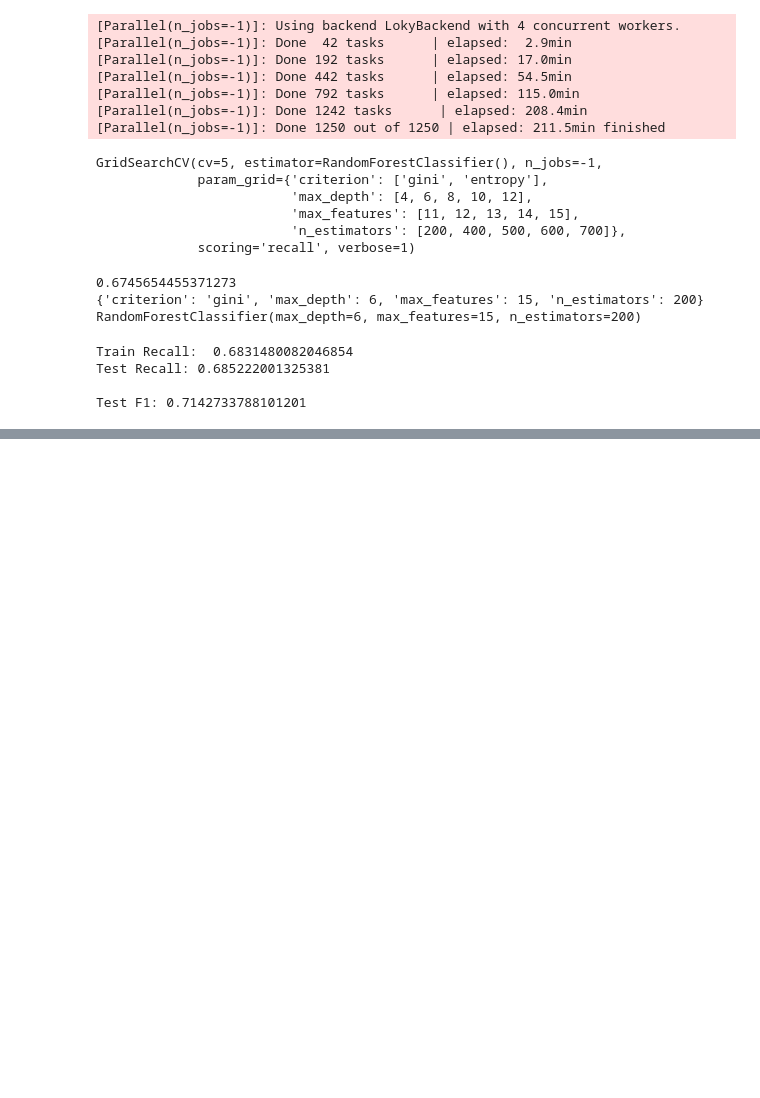
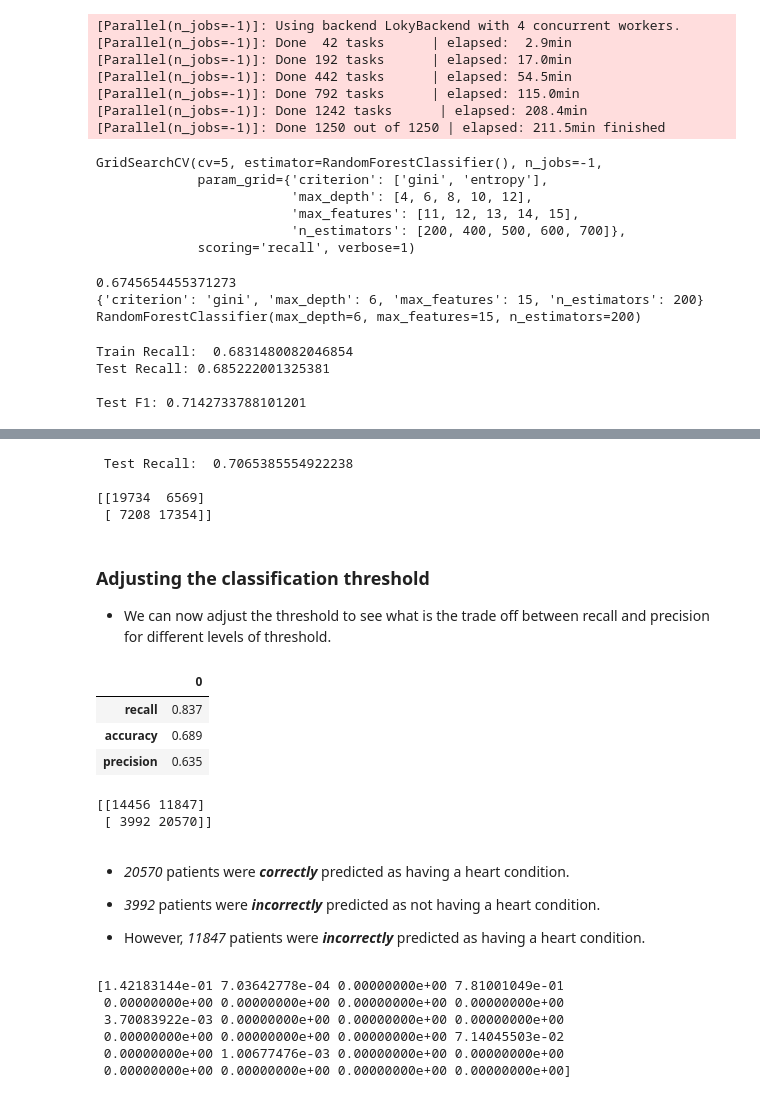
Before and after one commit to ykfarhan/cardiac-disease-detection, a Jupyter notebook: modelling_process_cardio.ipynb, the cells around one changed output, grey strips where cells are left out. Drawn from its saved outputs; the diff is of its cells as text; code cells hidden in the pictures; blank space fills up the shorter version.

```diff
--- a/modelling_process_cardio.ipynb
+++ b/modelling_process_cardio.ipynb
@@ -449,0 +498,54 @@ Test F1: 0.7142733788101201
+# %%
+from sklearn import metrics
+
+pd.set_option('display.float_format', lambda x: '%.3f' % x)  # avoid outputing scientific notation
+
+final_dct = DecisionTreeClassifier(criterion='entropy', max_depth=4, max_features=22,
+                       min_samples_leaf=350, random_state=1)
+# %%
+final_dct.fit(X, y)  # fit the model on the entire training set
+
+y_pred = dct.predict(X)  # make predictions on the target variable
+
+print(" Test Recall: ", recall_score(y, y_pred), '\n')
+print(metrics.confusion_matrix(y, y_pred))
+# %% [output]
+ Test Recall:  0.7065385554922238
+
+[[19734  6569]
+ [ 7208 17354]]
+# %% [markdown]
+### Adjusting the classification threshold
+* We can now adjust the threshold to see what is the trade off between recall and precision for different levels of threshold.
+# %%
+THRESHOLD = 0.37  # adjust the threshold
+y_pred = np.where(final_dct.predict_proba(X)[:,1] > THRESHOLD, 1, 0)  # make predictions based on threshold
+
+# save the scoring metrics in a dataframe
+pd.DataFrame(data=[recall_score(y, y_pred),accuracy_score(y, y_pred),precision_score(y, y_pred)],
+             index=["recall", "accuracy","precision"])
+# %% [output]
+|  | 0 |
+| recall | 0.837 |
+| accuracy | 0.689 |
+| precision | 0.635 |
+# %%
+print(metrics.confusion_matrix(y, y_pred))
+# %% [output]
+[[14456 11847]
+ [ 3992 20570]]
+# %% [markdown]
+* _20570_ patients were **_correctly_** predicted as having a heart condition.
+* _3992_ patients were **_incorrectly_** predicted as not having a heart condition.
+
+
+* However, _11847_ patients were **_incorrectly_** predicted as having a heart condition.
+# %%
+print(final_dct.feature_importances_)
+# %% [output]
+[1.42183144e-01 7.03642778e-04 0.00000000e+00 7.81001049e-01
+ 0.00000000e+00 0.00000000e+00 0.00000000e+00 0.00000000e+00
+ 3.70083922e-03 0.00000000e+00 0.00000000e+00 0.00000000e+00
+ 0.00000000e+00 0.00000000e+00 0.00000000e+00 7.14045503e-02
+ 0.00000000e+00 1.00677476e-03 0.00000000e+00 0.00000000e+00
+ 0.00000000e+00 0.00000000e+00 0.00000000e+00 0.00000000e+00]
```
Also changed, not shown: parts of 26 cells of this notebook.
